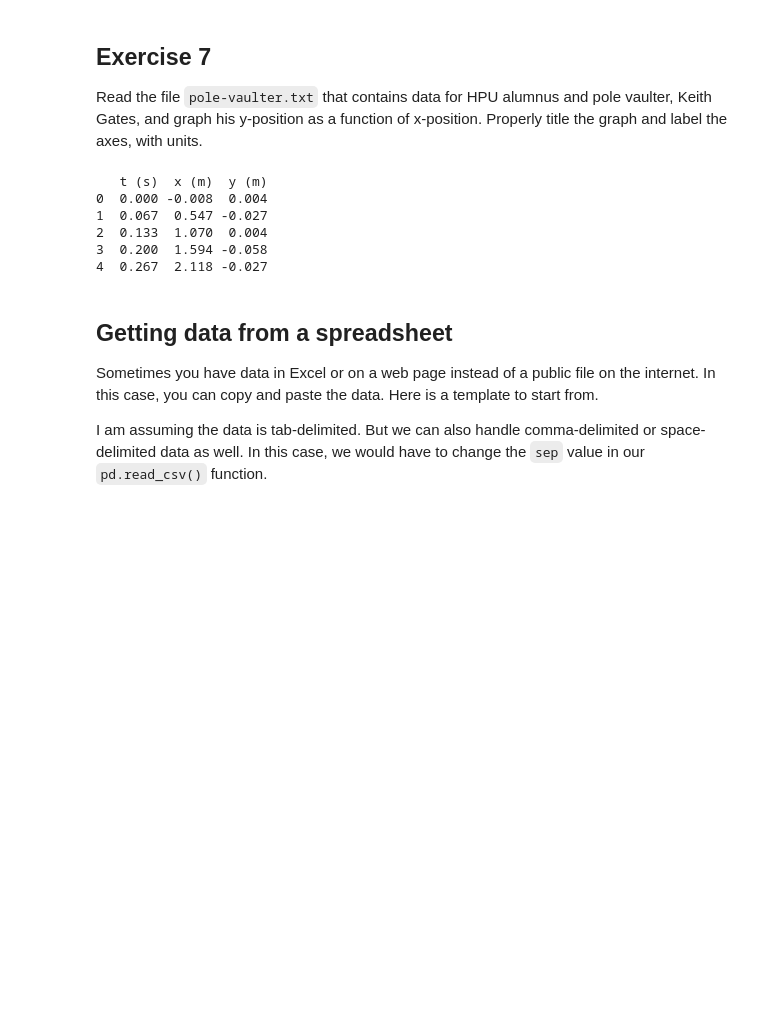
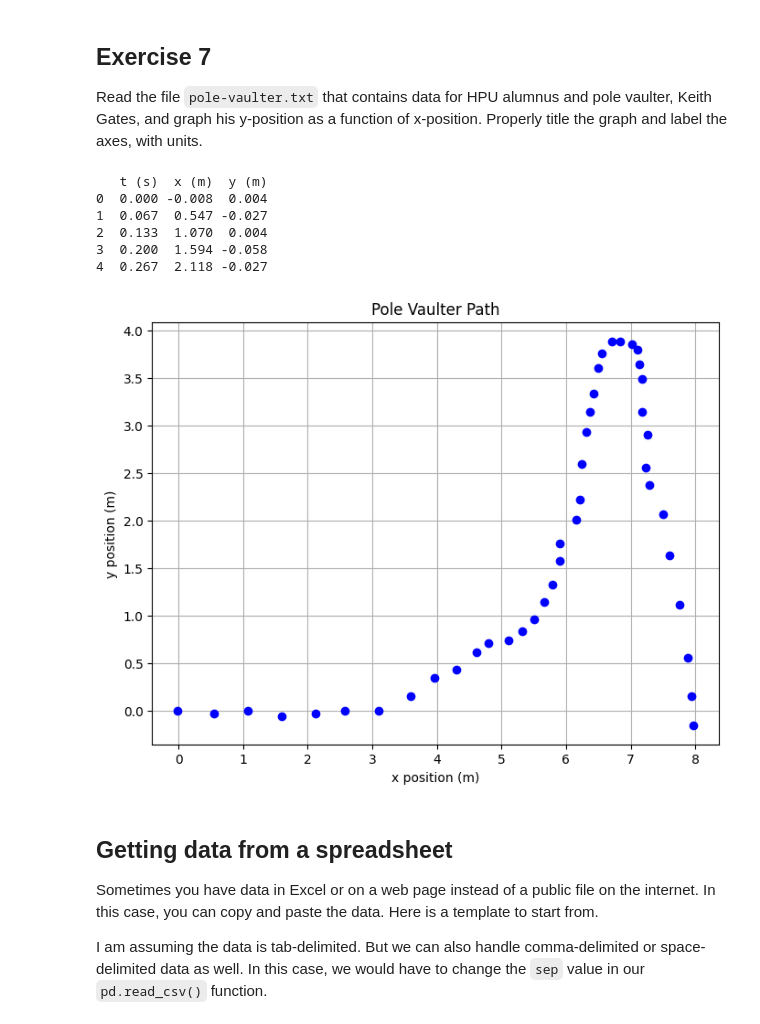
Before and after one commit to anthoak13/HNR-1303-F23, a Jupyter notebook: unit-03/03-02-plotting/03-02-plotting-solution.ipynb, the cells around one changed output. Cells and saved outputs as stored; diff of their text form; code cells hidden in the pictures; blank space fills up the shorter version.

```diff
--- a/unit-03/03-02-plotting/03-02-plotting-solution.ipynb
+++ b/unit-03/03-02-plotting/03-02-plotting-solution.ipynb
@@ -306,15 +334,27 @@ Read the file `pole-vaulter.txt` that contains data for HPU alumnus and pole vau
 # %%
 df = pd.read_csv('https://raw.githubusercontent.com/anthoak13/HNR-1303-F23/main/unit-03/03-02-plotting/pole-vaulter.txt', sep='\t')
 print(df.head())
 
 #Add code for plotting here
+xdata = df['x (m)']
+ydata = df['y (m)']
+
+# plot data
+fig = plt.figure(figsize=(8,6))
+plt.title('Pole Vaulter Path')
+plt.xlabel('x position (m)')
+plt.ylabel('y position (m)')
+plt.grid(which='both', axis='both')
+plt.plot(xdata,ydata,'bo') # syntax is (horizontal data , vertical data)
+plt.show()
 # %% [output]
    t (s)  x (m)  y (m)
 0  0.000 -0.008  0.004
 1  0.067  0.547 -0.027
 2  0.133  1.070  0.004
 3  0.200  1.594 -0.058
 4  0.267  2.118 -0.027
+[figure, added]
 # %% [markdown]
 ## Getting data from a spreadsheet
 
```
Also changed, not shown: parts of 5 cells of this notebook, 1 other file.
